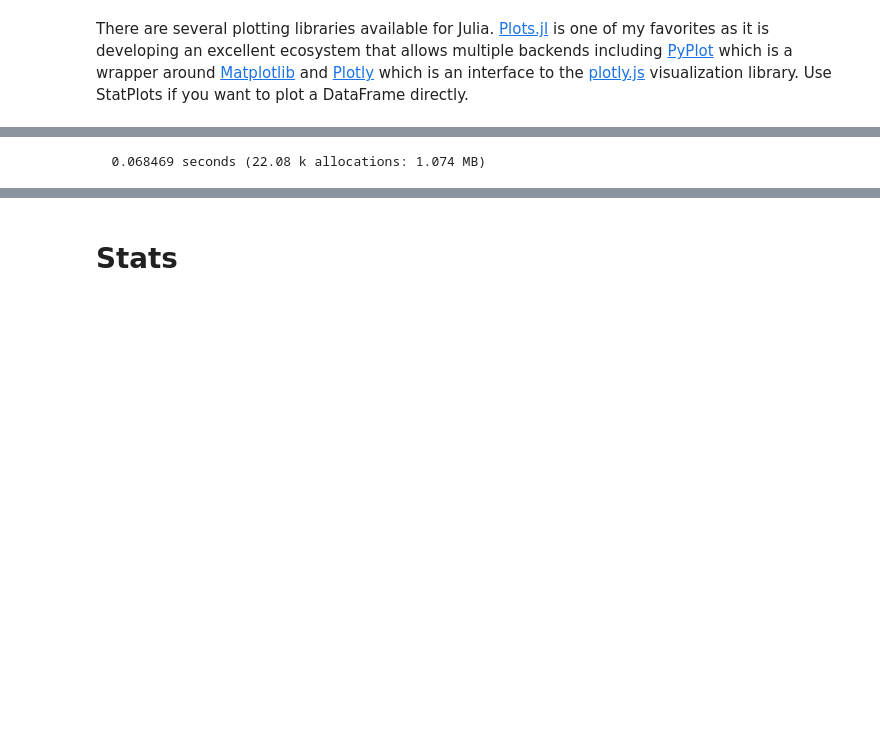
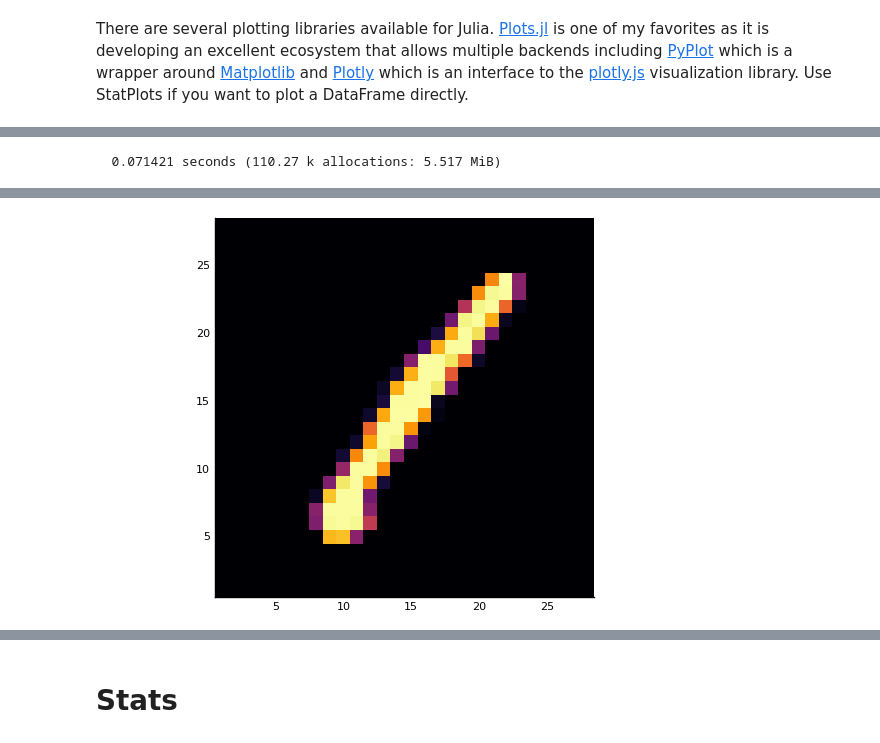
Before and after one commit to ultradian/julia_notebooks, a Jupyter notebook: mxnet/mnistMLP.ipynb, the cells around one changed output, grey strips where cells are left out. Cells and saved outputs as stored; diff of their text form; code cells hidden in the pictures; blank space fills up the shorter version.

```diff
--- a/mxnet/mnistMLP.ipynb
+++ b/mxnet/mnistMLP.ipynb
@@ -105,6 +116,6 @@ Plots.PyPlotBackend()
 # %%
 # to see it upright, use the rotl90() function to rotate left 90 degrees
 # there are also rotr90() and rot180() functions
-@time heatmap(rotl90(reshape(Array(train[1,2:end]), 28, 28)), aspect_ratio=:equal)
+@time heatmap(rotl90(reshape([train[1,col] for col in 2:785], 28, 28)), aspect_ratio=:equal)
 # %% [output]
-  0.068469 seconds (22.08 k allocations: 1.074 MB)
+  0.071421 seconds (110.27 k allocations: 5.517 MiB)
@@ -112,3 +122,4 @@ Plots.PyPlotBackend()
+[figure, added]
 # %%
 # we can use an array comprehension to plot the first sixteen rows
 # the Plots library automatically resizes everything for you and adds the axes
```
Also changed, not shown: parts of 27 cells of this notebook, 27 other files.
